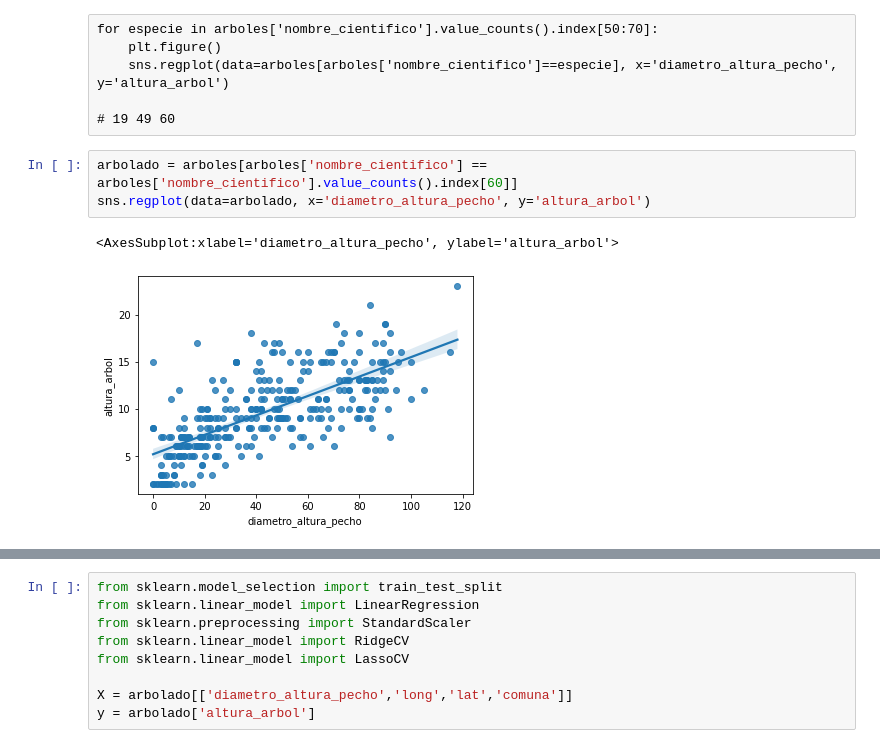
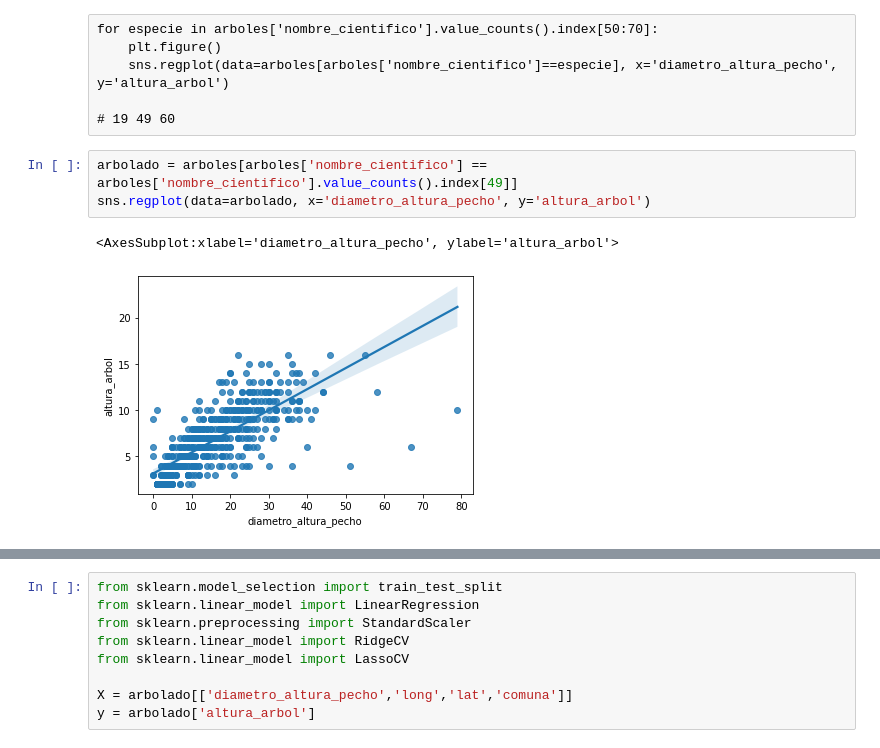
Before and after one commit to IonatanPerez/Cursos_DHDS_CN13, a Jupyter notebook: Clases/C23 - Regularizacion/C23 - Modelo_arbolado.ipynb, the cells around one changed output, grey strips where cells are left out. Drawn from its saved outputs; the diff is of its cells as text.

```diff
--- a/Clases/C23 - Regularizacion/C23 - Modelo_arbolado.ipynb
+++ b/Clases/C23 - Regularizacion/C23 - Modelo_arbolado.ipynb
@@ -29,11 +29,11 @@ for especie in arboles['nombre_cientifico'].value_counts().index[50:70]:
 
 # 19 49 60
 # %%
-arbolado = arboles[arboles['nombre_cientifico'] == arboles['nombre_cientifico'].value_counts().index[60]]
+arbolado = arboles[arboles['nombre_cientifico'] == arboles['nombre_cientifico'].value_counts().index[49]]
 sns.regplot(data=arbolado, x='diametro_altura_pecho', y='altura_arbol')
 # %% [output]
 <AxesSubplot:xlabel='diametro_altura_pecho', ylabel='altura_arbol'>
-[figure, old version]
+[figure, new version]
 # %%
 arbolado = arbolado[['diametro_altura_pecho','altura_arbol','long','lat','comuna']].dropna()
 arbolado.head()
```
Also changed, not shown: parts of 6 cells of this notebook, 1 other file.
